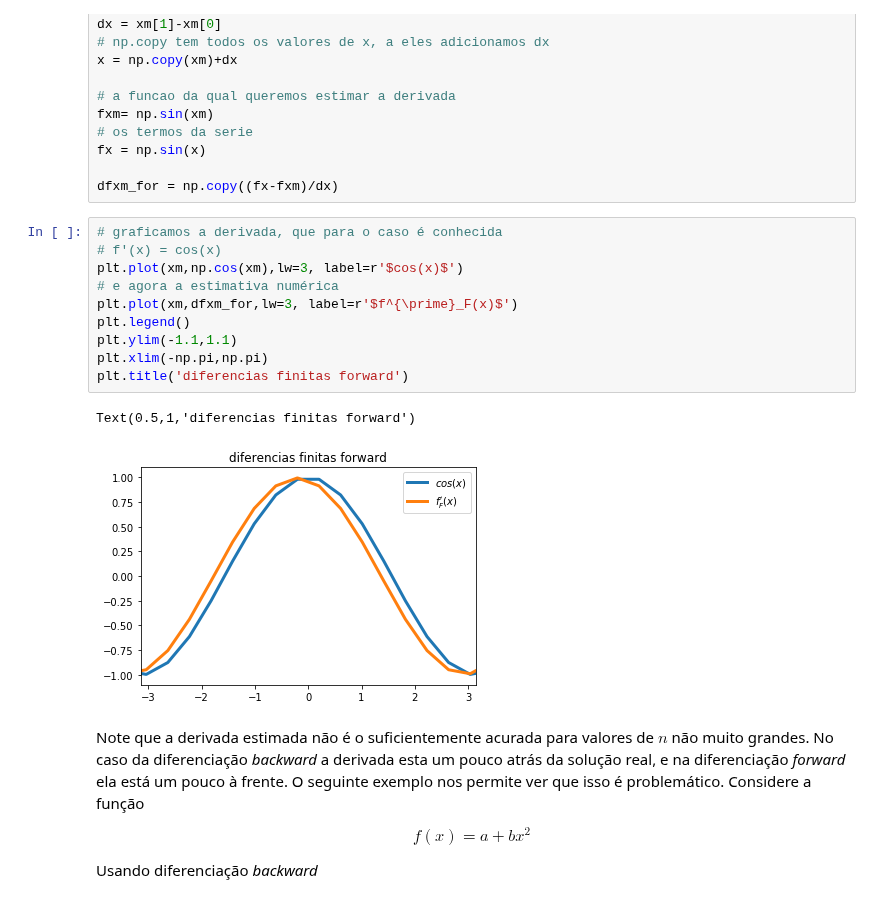
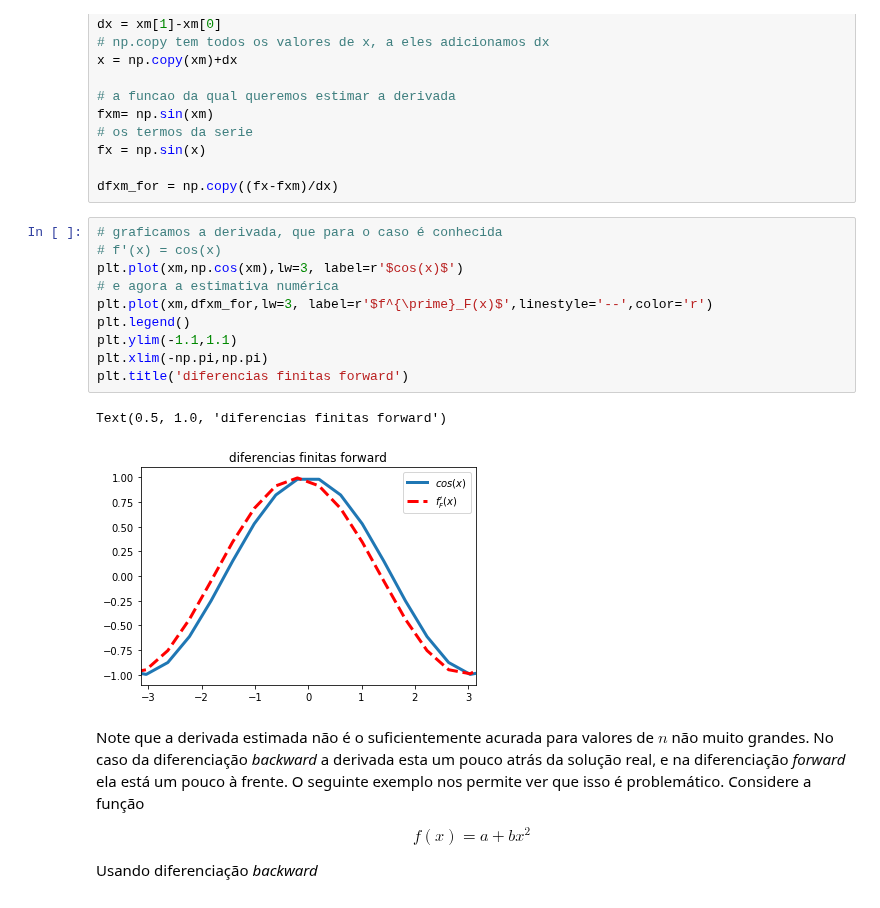
Before and after one commit to tavo-buk/icfis, a Jupyter notebook: 05-taylor-series.ipynb, the cells around one changed output. Drawn from its saved outputs; the diff is of its cells as text.

```diff
--- a/05-taylor-series.ipynb
+++ b/05-taylor-series.ipynb
@@ -133,16 +136,16 @@ dfxm_for = np.copy((fx-fxm)/dx)
 # %%
 # graficamos a derivada, que para o caso é conhecida
 # f'(x) = cos(x)
 plt.plot(xm,np.cos(xm),lw=3, label=r'$cos(x)$')
 # e agora a estimativa numérica
-plt.plot(xm,dfxm_for,lw=3, label=r'$f^{\prime}_F(x)$')
+plt.plot(xm,dfxm_for,lw=3, label=r'$f^{\prime}_F(x)$',linestyle='--',color='r')
 plt.legend()
 plt.ylim(-1.1,1.1)
 plt.xlim(-np.pi,np.pi)
 plt.title('diferencias finitas forward')
 # %% [output]
-Text(0.5,1,'diferencias finitas forward')
+Text(0.5, 1.0, 'diferencias finitas forward')
-[figure, old version]
+[figure, new version]
 # %% [markdown]
 Note que a derivada estimada não é o suficientemente acurada para valores de $n$ não muito grandes.  No caso da diferenciação *backward* a derivada esta um pouco atrás da solução real, e na diferenciação *forward* ela está um pouco à frente.   O seguinte exemplo nos permite ver que isso é problemático. Considere a função
 
```
Also changed, not shown: parts of 6 cells of this notebook.
